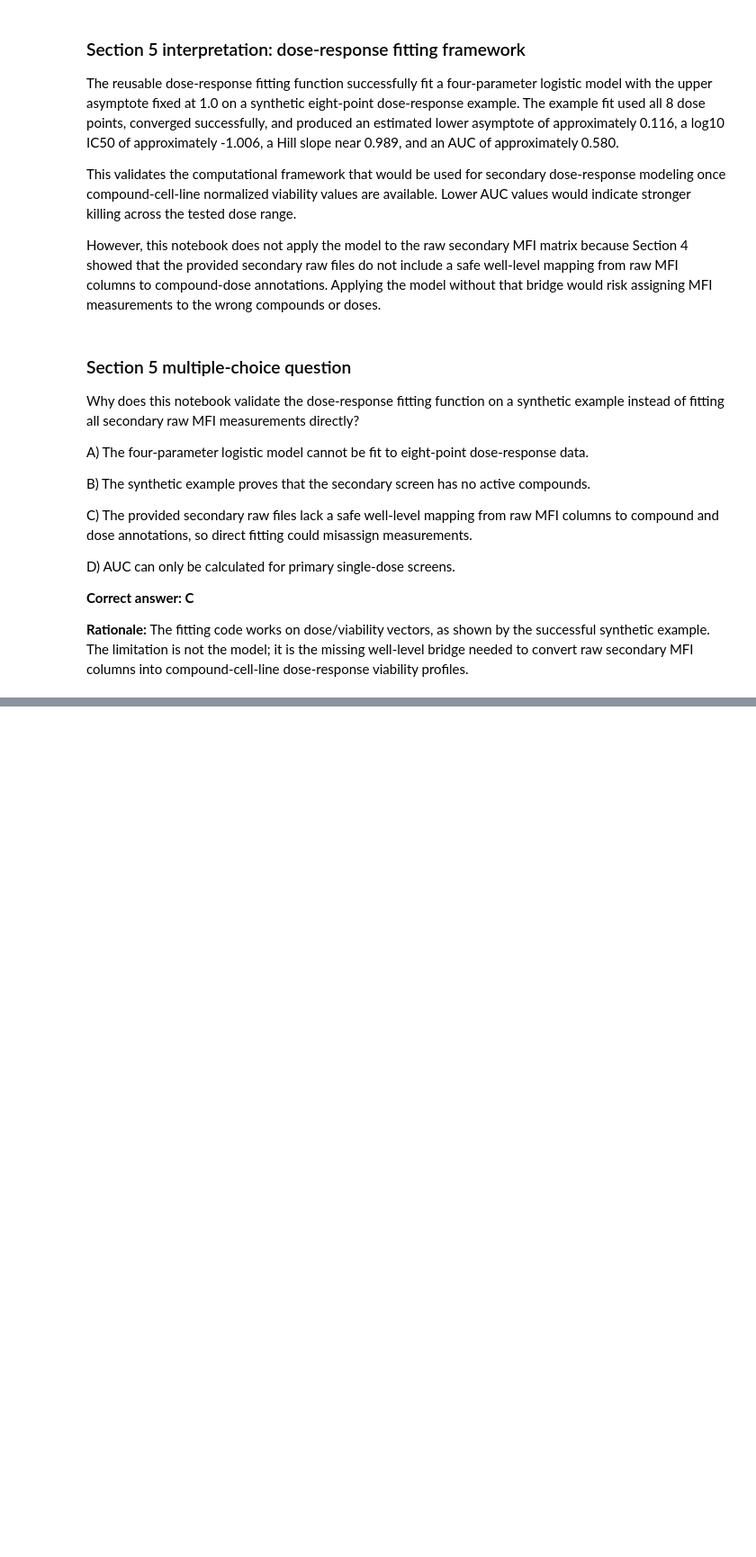
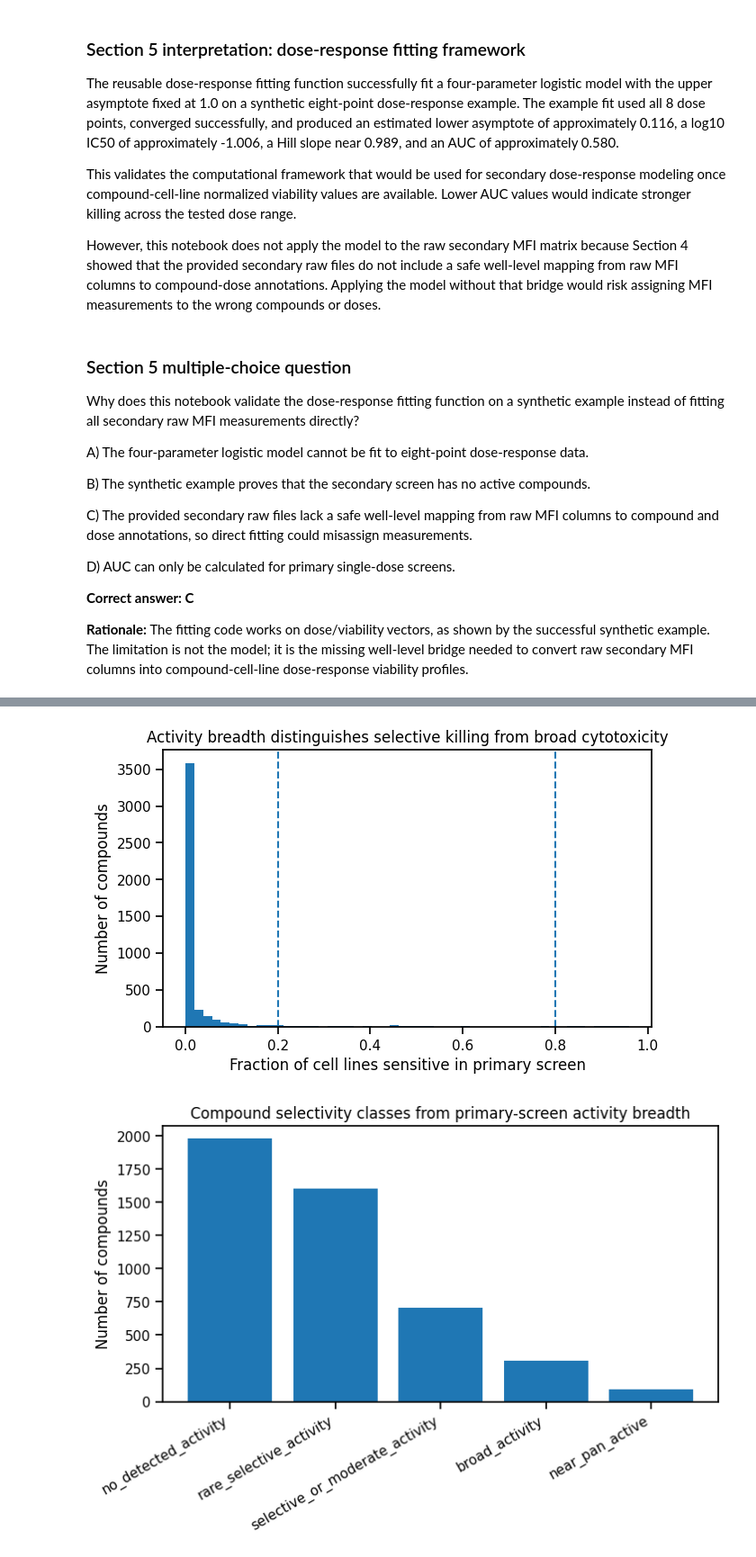
Before and after one commit to shashankshrishrimal-source/Code-for-assignment, a Jupyter notebook: notebooks/prism_repurposing_analysis.ipynb, the cells around one changed output, grey strips where cells are left out. Shown at 90% size. Drawn from its saved outputs; the diff is of its cells as text; code cells hidden in the pictures; blank space fills up the shorter version.

Commit message:
Add selective killing analysis MVP

```diff
--- a/notebooks/prism_repurposing_analysis.ipynb
+++ b/notebooks/prism_repurposing_analysis.ipynb
@@ -3876,0 +5079,40 @@ D) AUC can only be calculated for primary single-dose screens.
+# %%
+# Plot selective killing versus broad cytotoxicity
+
+import matplotlib.pyplot as plt
+
+plt.figure(figsize=(7, 4))
+plt.hist(
+    selectivity_summary["fraction_sensitive_cell_lines"].dropna(),
+    bins=50
+)
+plt.axvline(0.20, linestyle="--")
+plt.axvline(0.80, linestyle="--")
+plt.xlabel("Fraction of cell lines sensitive in primary screen")
+plt.ylabel("Number of compounds")
+plt.title("Activity breadth distinguishes selective killing from broad cytotoxicity")
+plt.show()
+
+class_counts = (
+    selectivity_summary["selectivity_class"]
+    .value_counts()
+    .reindex(
+        [
+            "no_detected_activity",
+            "rare_selective_activity",
+            "selective_or_moderate_activity",
+            "broad_activity",
+            "near_pan_active",
+        ]
+    )
+)
+
+plt.figure(figsize=(8, 4))
+plt.bar(class_counts.index, class_counts.values)
+plt.xticks(rotation=30, ha="right")
+plt.ylabel("Number of compounds")
+plt.title("Compound selectivity classes from primary-screen activity breadth")
+plt.show()
+# %% [output]
+[figure, added]
+[figure, added]
```
Also changed, not shown: parts of 33 cells of this notebook.
